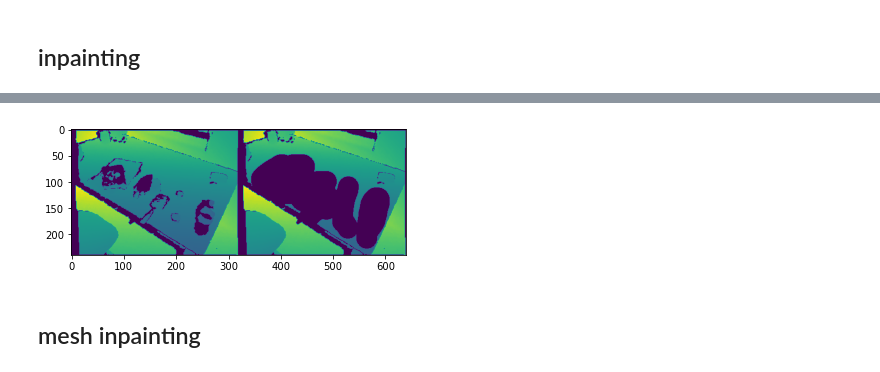
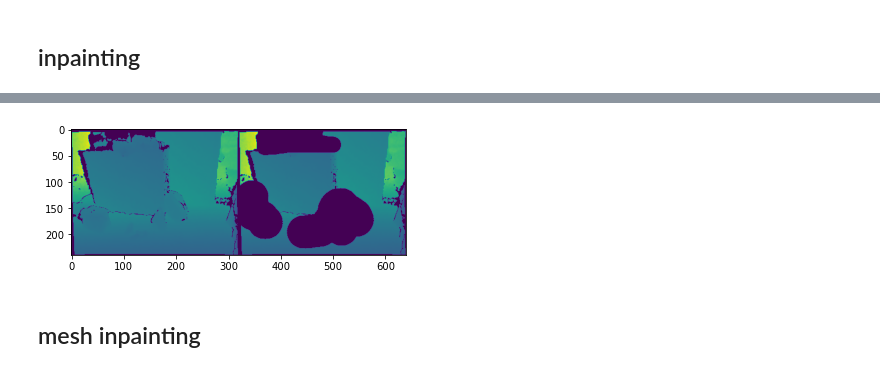
Before and after one commit to weify627/inpaint3d, a Jupyter notebook: playground-clutter_removal.ipynb, the cells around one changed output, grey strips where cells are left out. Cells and saved outputs as stored; diff of their text form; code cells hidden in the pictures.

```diff
--- a/playground-clutter_removal.ipynb
+++ b/playground-clutter_removal.ipynb
@@ -221,5 +203,5 @@ finp = f"{root}/{scene}-{frame}-inp.jpg"
 # %%
-finp = f"{root}/{scene}-{frame}-inp2.jpg"
+finp = f"{root_data}/scannetv2_images/test/{scene}-{frame}-inp.jpg"
 img_inp = imageio.imread(finp)
-fmask = f"{root}/{scene}-{frame}-mask2.jpg"
+fmask = f"{root_data}/scannetv2_images/test/{scene}-{frame}-mask.jpg"
 mask = ((255-imageio.imread(fmask))>125)*255
@@ -242,12 +208,12 @@ Array([  0,   1,   2,   3,   4,   5,   6,   7,   8,   9,  10,  11,  12,
 # %%
 fdep=f"{root_data}/scannetv2_images/scene0{scene}_00/depth/{frame}.png"
 dep = imageio.imread(fdep)
 dep_hole = dep * (mask[...,0]==255)
 plt.imshow(np.concatenate((dep,dep_hole),1)/1000)
-fdep_hole = f"{root}/{scene}-{frame}-depth2.png"
+fdep_hole = f"{root_data}/scannetv2_images/test/{scene}-{frame}-depth.png"
 imageio.imwrite(fdep_hole, dep_hole)
 # %% [output]
-[figure, old version]
+[figure, new version]
 # %% [markdown]
 ## mesh inpainting
 # %%
```
Also changed, not shown: parts of 55 cells of this notebook, 6 other files.
